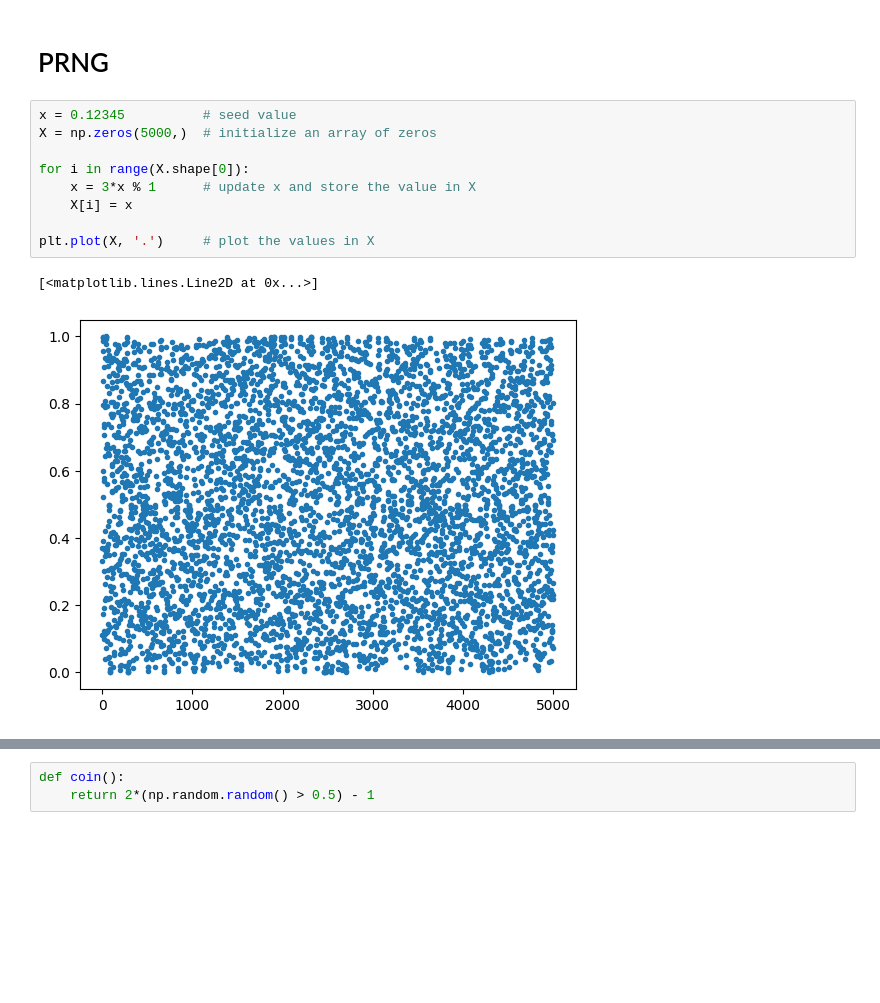
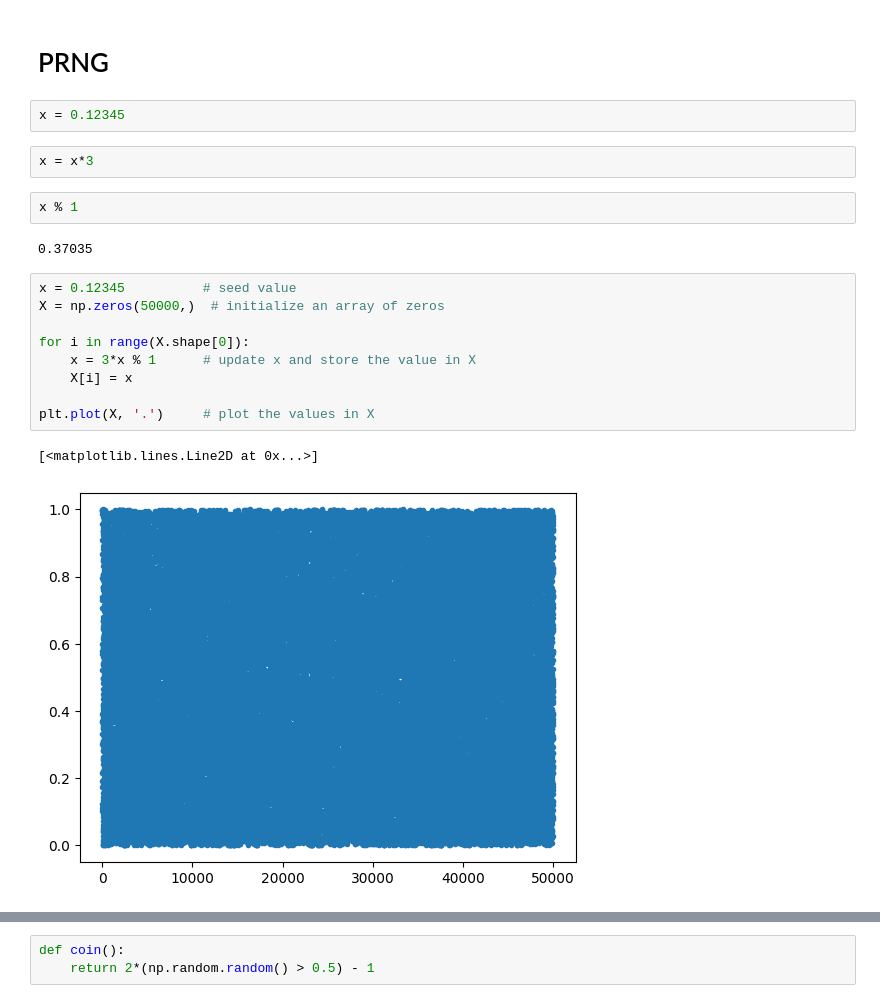
Before and after one commit to bsmoores/AI-portfolio, a Jupyter notebook: Hahn_Math_24_Lab_2.ipynb, the cells around one changed output, grey strips where cells are left out. Drawn from its saved outputs; the diff is of its cells as text; blank space fills up the shorter version.

```diff
--- a/Hahn_Math_24_Lab_2.ipynb
+++ b/Hahn_Math_24_Lab_2.ipynb
@@ -11,18 +11,26 @@ plt.hist(numbers,100);
 [figure]
 # %% [markdown]
 # PRNG
+# %%
+x = 0.12345
+# %%
+x = x*3
+# %%
+x % 1
+# %% [output]
+0.37035
 # %%
 x = 0.12345          # seed value
-X = np.zeros(5000,)  # initialize an array of zeros
+X = np.zeros(50000,)  # initialize an array of zeros
 
 for i in range(X.shape[0]):
     x = 3*x % 1      # update x and store the value in X
     X[i] = x
 
 plt.plot(X, '.')     # plot the values in X
 # %% [output]
 [<matplotlib.lines.Line2D at 0x...>]
-[figure, old version]
+[figure, new version]
 # %%
 plt.hist(X);
 # %% [output]
```
Also changed, not shown: parts of 8 cells of this notebook.
